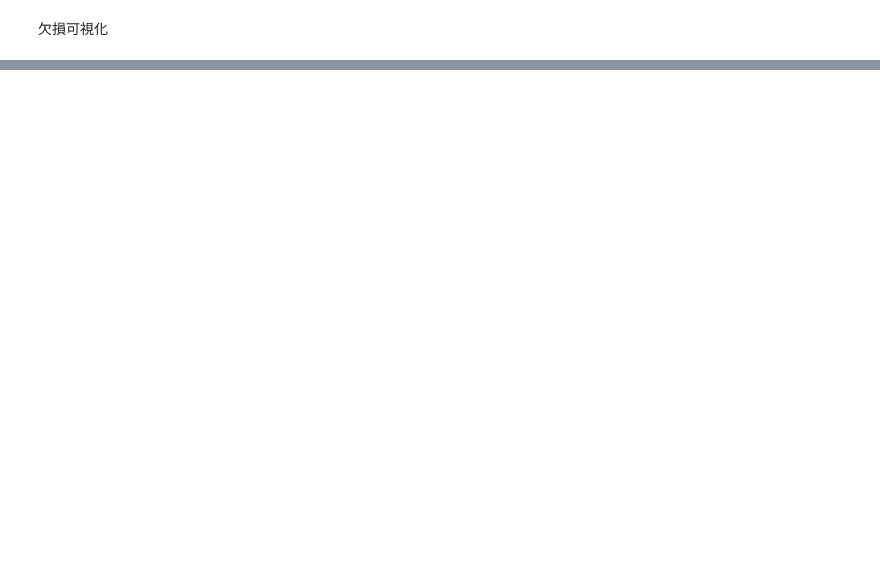
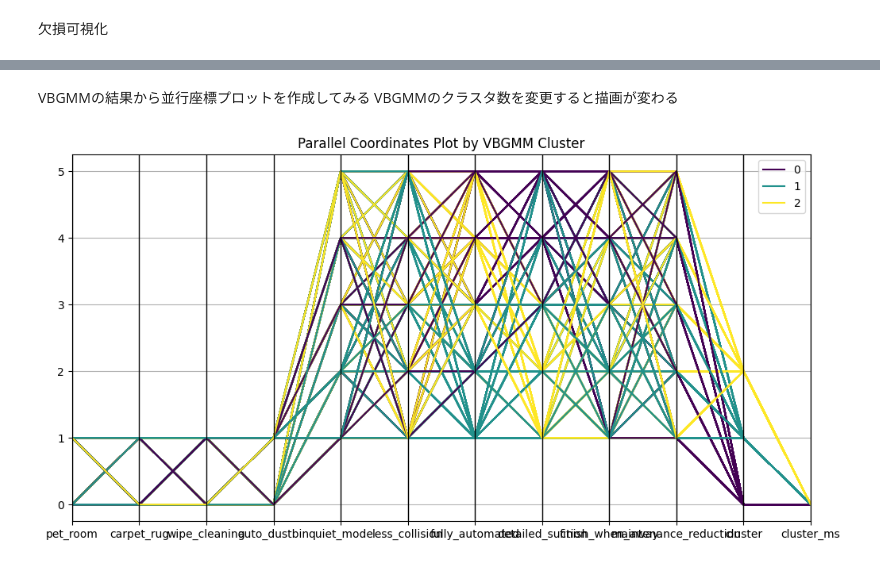
Before and after one commit to emon0415/team_wwww, a Jupyter notebook: wwww.ipynb, the cells around one changed output, grey strips where cells are left out. Saved outputs shown, nothing was run; the diff lists cells and outputs as text; code cells hidden in the pictures; blank space fills up the shorter version.

```diff
--- a/wwww.ipynb
+++ b/wwww.ipynb
@@ -149,0 +211,18 @@ plt.show()
+# %%
+# バンド幅の推定
+bandwidth = estimate_bandwidth(df_for_cluster, quantile=0.2, n_samples=500)
+# クラスタリング実行
+ms = MeanShift(bandwidth=bandwidth, bin_seeding=True)
+ms.fit(df_for_cluster)
+
+labels_ms = ms.labels_
+cluster_centers = ms.cluster_centers_
+n_clusters_ms = len(np.unique(labels_ms))
+
+print(f"MeanShiftの推定クラスタ数: {n_clusters_ms}")
+
+# クラスタ結果をDataFrameに付与
+# カラムcluster_msはMeanShiftの結果を反映
+df_for_cluster["cluster_ms"] = labels_ms
+
+print(df_for_cluster.head())
@@ -149,0 +249,7 @@ plt.show()
+# %%
+# n_componentsは最大クラスタ数の上限。これを変えるとクラスタ数が変化する
+bgmm = BayesianGaussianMixture(n_components=3, random_state=42)
+bgmm.fit(df_for_cluster.drop(columns=["cluster_ms"], errors="ignore"))    # すでにcluster_msを付与している場合は除外
+labels_bgmm = bgmm.predict(df_for_cluster.drop(columns=["cluster_ms"], errors="ignore"))
+
+df_for_cluster["cluster_bgmm"] = labels_bgmm
@@ -149,0 +279,14 @@ plt.show()
+# %% [markdown]
+VBGMMの結果から並行座標プロットを作成してみる
+VBGMMのクラスタ数を変更すると描画が変わる
+# %%
+#   - class_column='cluster_bgmm' でクラスタラベルを色分け
+#   - reset_index(drop=True) でインデックスを連番にリセット（描画上の不要な混乱を避ける）
+plt.figure(figsize=(12,6))
+parallel_coordinates(df_for_cluster.reset_index(drop=True),
+                     class_column='cluster_bgmm',
+                     colormap='viridis')
+plt.title("Parallel Coordinates Plot by VBGMM Cluster")
+plt.show()
+# %% [output]
+[figure, added]
```
Also changed, not shown: parts of 21 cells of this notebook.
